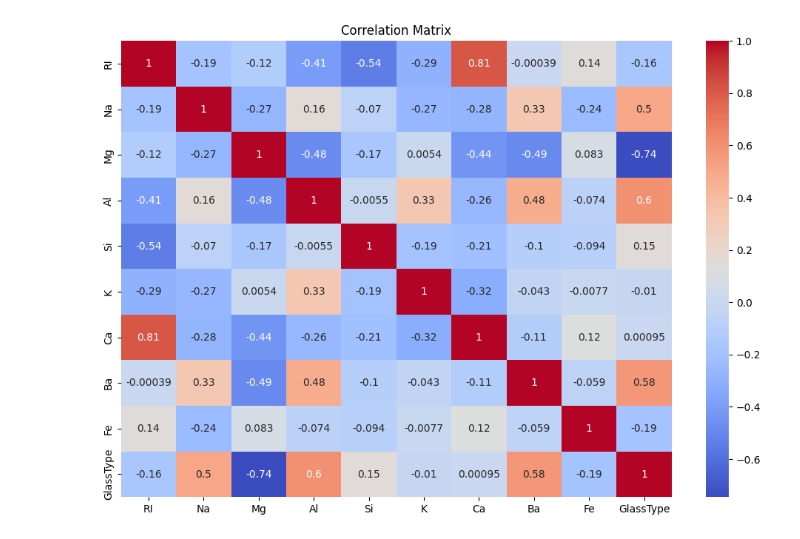
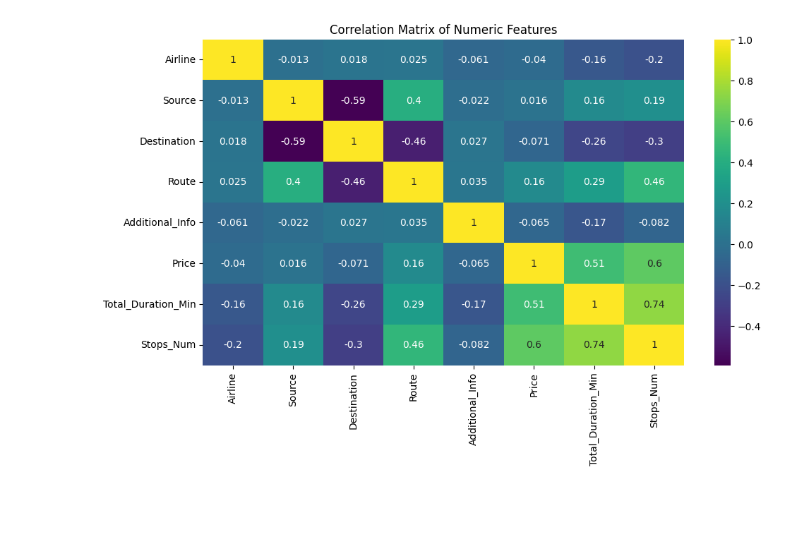
Before and after one commit to rizooool/Sentiment-Analysis-and-Text-Mining, a Jupyter notebook: Rizul_Assignment.ipynb, the cells around one changed output. Drawn from its saved outputs; the diff is of its cells as text; code cells hidden in the pictures; blank space fills up the shorter version.

```diff
--- a/Rizul_Assignment.ipynb
+++ b/Rizul_Assignment.ipynb
@@ -96,0 +72,31 @@ plt.show()
+# %%
+
+def parse_duration(duration_str):
+    hours = 0
+    minutes = 0
+    duration_str = duration_str.strip()
+    if 'h' in duration_str:
+        hours = int(duration_str.split('h')[0])
+        duration_str = duration_str.split('h')[1]
+    if 'm' in duration_str:
+        minutes = int(duration_str.replace('m', '').strip())
+    return hours * 60 + minutes
+
+clean_df['Total_Duration_Min'] = clean_df['Duration'].apply(parse_duration)
+# %%
+
+stop_mapping = {
+    'non-stop': 0,
+    '1 stop': 1,
+    '2 stops': 2,
+    '3 stops': 3,
+    '4 stops': 4
+}
+clean_df['Stops_Num'] = clean_df['Total_Stops'].map(stop_mapping).astype(int)
+# %%
+
+from sklearn.preprocessing import LabelEncoder
+
+encoder = LabelEncoder()
+for column in ['Airline', 'Source', 'Destination', 'Route', 'Additional_Info']:
+    clean_df[column] = encoder.fit_transform(clean_df[column])
@@ -97,7 +152,10 @@ plt.show()
 # %%
-plt.figure(figsize=(12, 8))
-sns.heatmap(df.corr(), annot=True, cmap='coolwarm')
-plt.title('Correlation Matrix')
+
+numeric_data = clean_df.select_dtypes(include=['int64', 'float64'])
+
+plt.figure(figsize=(11,6))
+sns.heatmap(numeric_data.corr(), annot=True, cmap='viridis')
+plt.title('Correlation Matrix of Numeric Features')
 plt.show()
 # %% [output]
-[figure, old version]
+[figure, new version]
```
Also changed, not shown: parts of 22 cells of this notebook.
